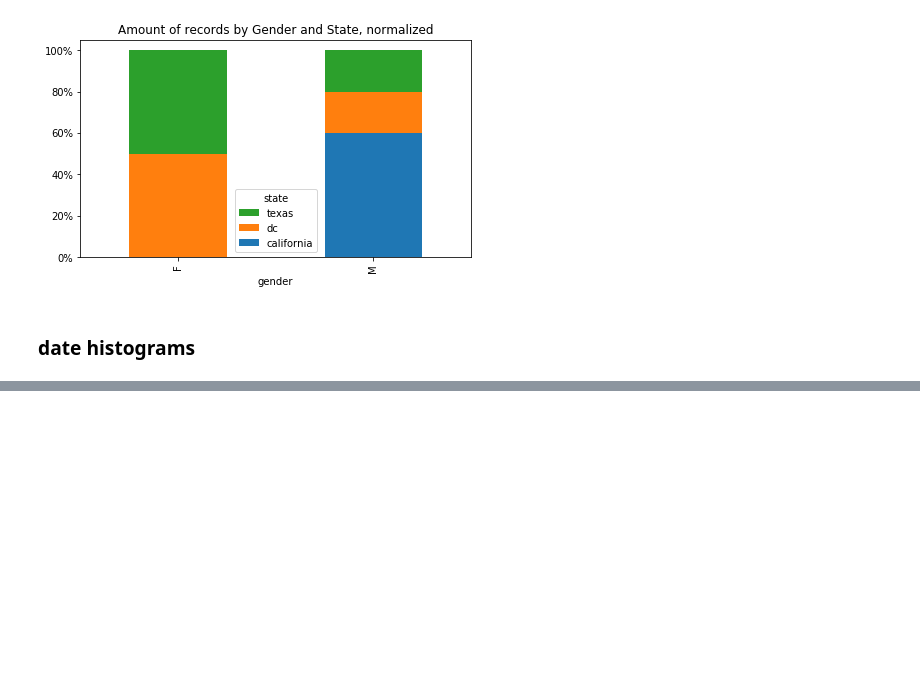
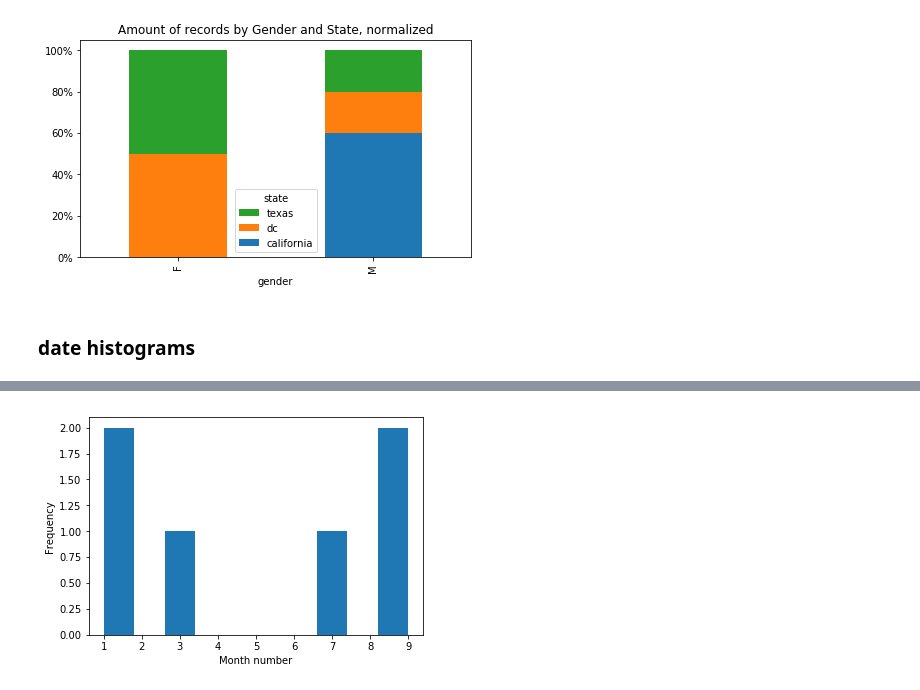
Before and after one commit to queirozfcom/python-sandbox, a Jupyter notebook: python3/notebooks/matplotlib/pandas-plotting-post.ipynb, the cells around one changed output, grey strips where cells are left out. Saved outputs shown, nothing was run; the diff lists cells and outputs as text; code cells hidden in the pictures; blank space fills up the shorter version.

```diff
--- a/python3/notebooks/matplotlib/pandas-plotting-post.ipynb
+++ b/python3/notebooks/matplotlib/pandas-plotting-post.ipynb
@@ -160,6 +170,7 @@ df.dtypes
 # %%
 plt.clf()
 df['date_of_birth'].map(lambda d: d.month).plot(kind='hist')
 plt.xlabel('Month number')
-plotting.add_grid()
 plt.show()
+# %% [output]
+[figure, added]
```
Also changed, not shown: parts of 9 cells of this notebook.
